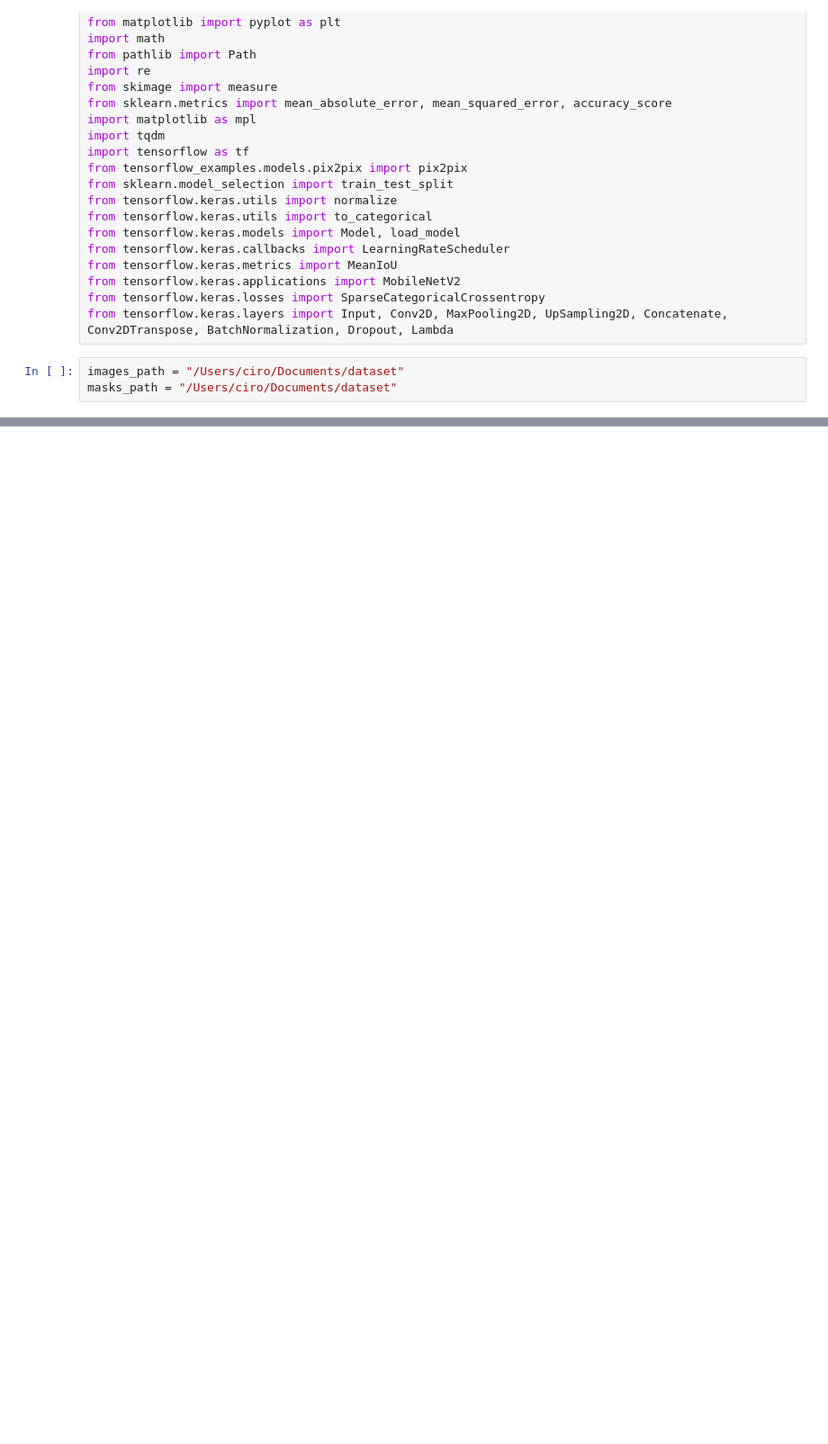
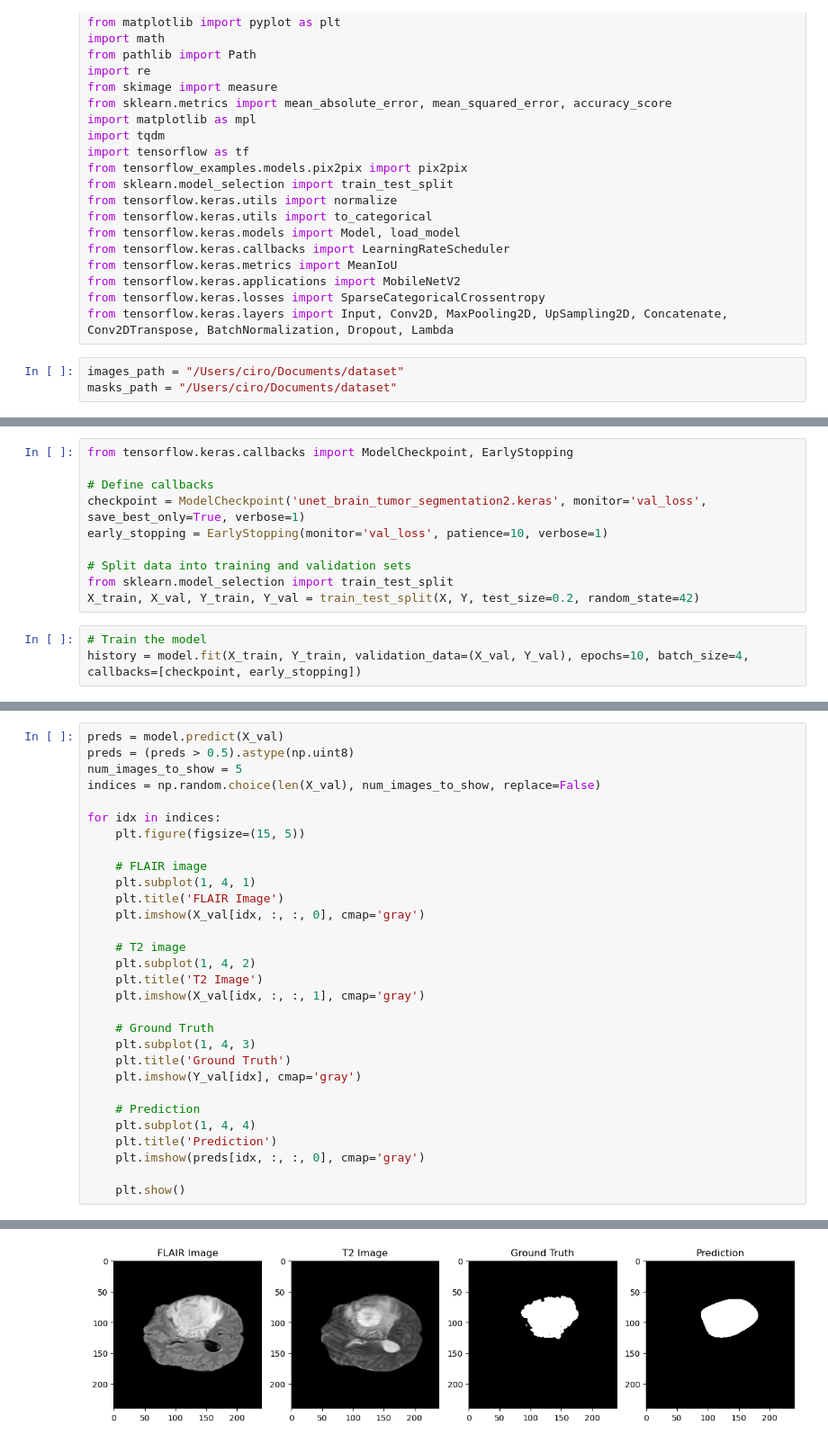
Before and after one commit to Ehsan-Taheri/Brain-Tumor-Segmentation, a Jupyter notebook: UnteModel.ipynb, the cells around one changed output, grey strips where cells are left out. Shown at 90% size. Saved outputs shown, nothing was run; the diff lists cells and outputs as text; blank space fills up the shorter version.

```diff
--- a/UnteModel.ipynb
+++ b/UnteModel.ipynb
@@ -282,0 +289,13 @@ model.save('Unet_model_with_80_images_sliced_i.keras')
+# %%
+from tensorflow.keras.callbacks import ModelCheckpoint, EarlyStopping
+
+# Define callbacks
+checkpoint = ModelCheckpoint('unet_brain_tumor_segmentation2.keras', monitor='val_loss', save_best_only=True, verbose=1)
+early_stopping = EarlyStopping(monitor='val_loss', patience=10, verbose=1)
+
+# Split data into training and validation sets
+from sklearn.model_selection import train_test_split
+X_train, X_val, Y_train, Y_val = train_test_split(X, Y, test_size=0.2, random_state=42)
+# %%
+# Train the model
+history = model.fit(X_train, Y_train, validation_data=(X_val, Y_val), epochs=10, batch_size=4, callbacks=[checkpoint, early_stopping])
@@ -282,0 +320,31 @@ model.save('Unet_model_with_80_images_sliced_i.keras')
+# %%
+preds = model.predict(X_val)
+preds = (preds > 0.5).astype(np.uint8)
+num_images_to_show = 5
+indices = np.random.choice(len(X_val), num_images_to_show, replace=False)
+
+for idx in indices:
+    plt.figure(figsize=(15, 5))
+
+    # FLAIR image
+    plt.subplot(1, 4, 1)
+    plt.title('FLAIR Image')
+    plt.imshow(X_val[idx, :, :, 0], cmap='gray')
+
+    # T2 image
+    plt.subplot(1, 4, 2)
+    plt.title('T2 Image')
+    plt.imshow(X_val[idx, :, :, 1], cmap='gray')
+
+    # Ground Truth
+    plt.subplot(1, 4, 3)
+    plt.title('Ground Truth')
+    plt.imshow(Y_val[idx], cmap='gray')
+
+    # Prediction
+    plt.subplot(1, 4, 4)
+    plt.title('Prediction')
+    plt.imshow(preds[idx, :, :, 0], cmap='gray')
+
+    plt.show()
+# %% [output]
@@ -282,0 +352 @@ model.save('Unet_model_with_80_images_sliced_i.keras')
+[figure, added]
```
Also changed, not shown: parts of 54 cells of this notebook.
